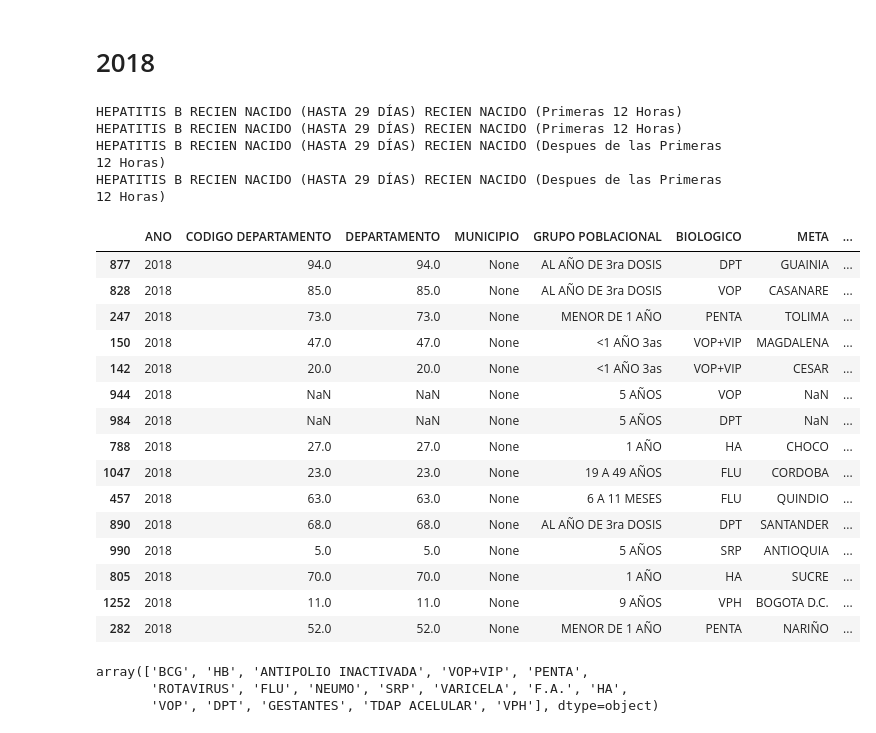
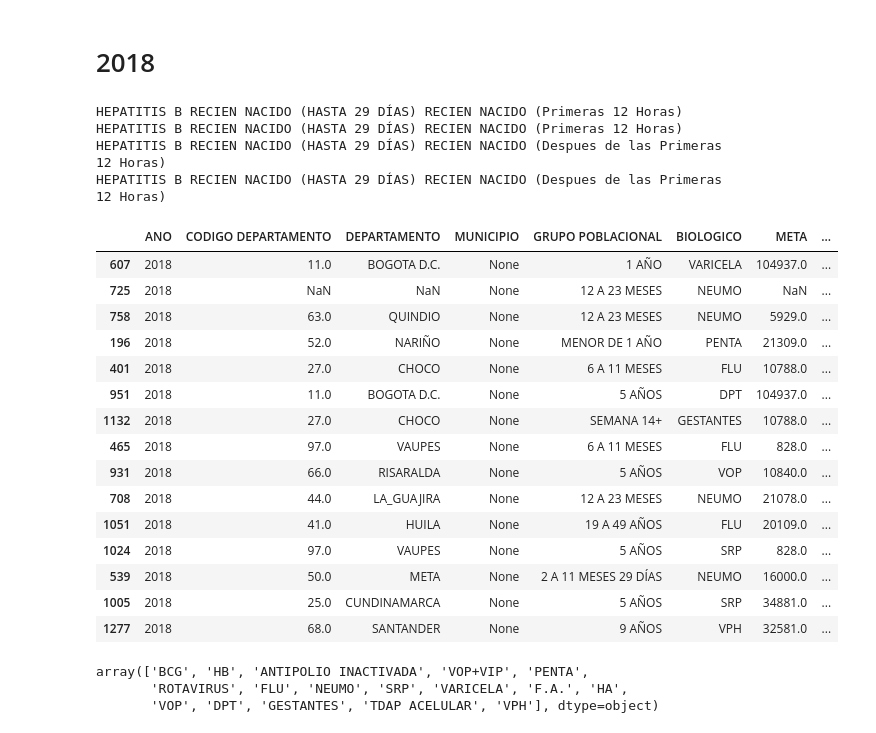
Before and after one commit to BI-Grupo-3/Proy2, a Jupyter notebook: model/limpieza 2016-2019.ipynb, the cells around one changed output. Drawn from its saved outputs; the diff is of its cells as text; code cells hidden in the pictures.

```diff
--- a/model/limpieza 2016-2019.ipynb
+++ b/model/limpieza 2016-2019.ipynb
@@ -54,8 +54,10 @@ def extract_rows(year_df, df_base, bio_map, region_idx, year):
 
     df_curado = df_curado[nuevo_orden]
     return df_curado
+# %%
+archivo = "../data/Cobertura_Vacunacion_Departamental_2016-2019.xlsx"
 # %%
-archivo = "Cobertura_Vacunacion_Departamental_2016-2019.xlsx"
+
 df_2016 = pd.read_excel(archivo, sheet_name="2016", header=[0, 1])
 
 df_base = df_2016.iloc[:, 0:3].copy()
@@ -220,7 +222,7 @@ df_curado.to_csv("cobertura_vacunacion_2017.csv", index=False)
 df_2018 = pd.read_excel(archivo, sheet_name="2018", header=[0, 1])
 
 
-df_base = df_2018.iloc[:, 0:3].copy()
+df_base = df_2018.iloc[:, 1:4].copy()
 df_base.columns = ["CODIGO DEPARTAMENTO", "DEPARTAMENTO", "META"]
 
 
@@ -237,48 +239,48 @@ mapa_biologico = {
     "F.A. 1 AÑO": ("F.A.", "1 AÑO"),
     "Neumo (2 a 11 Meses 29 Dias)": ("NEUMO", "2 A 11 MESES 29 DÍAS"),
     "Neumo de (12 meses a 23 Meses)": ("NEUMO", "12 A 23 MESES"),
     "Neumo de (12-23 Meses)": ("NEUMO", "12 A 23 MESES"),
     "Neumo de (24- 35 Meses)": ("NEUMO", "24 A 35 MESES"),
     "HA 1 AÑO": ("HA", "1 AÑO"),
     "VOP Al año de la 3ra Dosis": ("VOP", "AL AÑO DE 3ra DOSIS"),
     "DPT Al año de la 3ra Dosis": ("DPT", "AL AÑO DE 3ra DOSIS"),
     "VOP 5 AÑOS": ("VOP", "5 AÑOS"),
     "DPT 5 AÑOS": ("DPT", "5 AÑOS"),
     "SRP (T.V.) DE UN AÑO": ("SRP", "DE UN AÑO"),
     "SRP (T.V.) 5 AÑOS": ("SRP", "5 AÑOS"),
     "FLU de 19 a 49 años ÚNICA": ("FLU", "19 A 49 AÑOS"),
     "FLU de 50 años y más": ("FLU", "50 AÑOS Y MÁS"),
     "Gestantes a partir de la semana 14": ("GESTANTES", "SEMANA 14+"),
     "TdaP ACELULAR GESTANTES DE 10 AÑOS Y MAS": ("TDAP ACELULAR", "GESTANTES ≥10 AÑOS"),
     "VPH": ("VPH", "9 AÑOS"),
 }
 
 # Crear filas estructuradas
 df_curado = extract_rows(df_2018, df_base, mapa_biologico, 73, 2018)
 
 
 df_curado.sample(15)
 # %% [output]
 HEPATITIS B RECIEN NACIDO (HASTA 29 DÍAS) RECIEN NACIDO (Primeras 12 Horas)
 HEPATITIS B RECIEN NACIDO (HASTA 29 DÍAS) RECIEN NACIDO (Primeras 12 Horas)
 HEPATITIS B RECIEN NACIDO (HASTA 29 DÍAS) RECIEN NACIDO (Despues de las Primeras 12 Horas)
 HEPATITIS B RECIEN NACIDO (HASTA 29 DÍAS) RECIEN NACIDO (Despues de las Primeras 12 Horas)
 |  | ANO | CODIGO DEPARTAMENTO | DEPARTAMENTO | MUNICIPIO | GRUPO POBLACIONAL | BIOLOGICO | META | ... |
-| 877 | 2018 | 94.0 | 94.0 | None | AL AÑO DE 3ra DOSIS | DPT | GUAINIA | ... |
-| 828 | 2018 | 85.0 | 85.0 | None | AL AÑO DE 3ra DOSIS | VOP | CASANARE | ... |
-| 247 | 2018 | 73.0 | 73.0 | None | MENOR DE 1 AÑO | PENTA | TOLIMA | ... |
-| 150 | 2018 | 47.0 | 47.0 | None | <1 AÑO 3as | VOP+VIP | MAGDALENA | ... |
-| 142 | 2018 | 20.0 | 20.0 | None | <1 AÑO 3as | VOP+VIP | CESAR | ... |
-| 944 | 2018 | NaN | NaN | None | 5 AÑOS | VOP | NaN | ... |
-| 984 | 2018 | NaN | NaN | None | 5 AÑOS | DPT | NaN | ... |
-| 788 | 2018 | 27.0 | 27.0 | None | 1 AÑO | HA | CHOCO | ... |
-| 1047 | 2018 | 23.0 | 23.0 | None | 19 A 49 AÑOS | FLU | CORDOBA | ... |
-| 457 | 2018 | 63.0 | 63.0 | None | 6 A 11 MESES | FLU | QUINDIO | ... |
-| 890 | 2018 | 68.0 | 68.0 | None | AL AÑO DE 3ra DOSIS | DPT | SANTANDER | ... |
-| 990 | 2018 | 5.0 | 5.0 | None | 5 AÑOS | SRP | ANTIOQUIA | ... |
-| 805 | 2018 | 70.0 | 70.0 | None | 1 AÑO | HA | SUCRE | ... |
-| 1252 | 2018 | 11.0 | 11.0 | None | 9 AÑOS | VPH | BOGOTA D.C. | ... |
-| 282 | 2018 | 52.0 | 52.0 | None | MENOR DE 1 AÑO | PENTA | NARIÑO | ... |
+| 607 | 2018 | 11.0 | BOGOTA D.C. | None | 1 AÑO | VARICELA | 104937.0 | ... |
+| 725 | 2018 | NaN | NaN | None | 12 A 23 MESES | NEUMO | NaN | ... |
+| 758 | 2018 | 63.0 | QUINDIO | None | 12 A 23 MESES | NEUMO | 5929.0 | ... |
+| 196 | 2018 | 52.0 | NARIÑO | None | MENOR DE 1 AÑO | PENTA | 21309.0 | ... |
+| 401 | 2018 | 27.0 | CHOCO | None | 6 A 11 MESES | FLU | 10788.0 | ... |
+| 951 | 2018 | 11.0 | BOGOTA D.C. | None | 5 AÑOS | DPT | 104937.0 | ... |
+| 1132 | 2018 | 27.0 | CHOCO | None | SEMANA 14+ | GESTANTES | 10788.0 | ... |
+| 465 | 2018 | 97.0 | VAUPES | None | 6 A 11 MESES | FLU | 828.0 | ... |
+| 931 | 2018 | 66.0 | RISARALDA | None | 5 AÑOS | VOP | 10840.0 | ... |
+| 708 | 2018 | 44.0 | LA_GUAJIRA | None | 12 A 23 MESES | NEUMO | 21078.0 | ... |
+| 1051 | 2018 | 41.0 | HUILA | None | 19 A 49 AÑOS | FLU | 20109.0 | ... |
+| 1024 | 2018 | 97.0 | VAUPES | None | 5 AÑOS | SRP | 828.0 | ... |
+| 539 | 2018 | 50.0 | META | None | 2 A 11 MESES 29 DÍAS | NEUMO | 16000.0 | ... |
+| 1005 | 2018 | 25.0 | CUNDINAMARCA | None | 5 AÑOS | SRP | 34881.0 | ... |
+| 1277 | 2018 | 68.0 | SANTANDER | None | 9 AÑOS | VPH | 32581.0 | ... |
 # %%
 df_curado['BIOLOGICO'].unique()
 # %% [output]
```
Also changed, not shown: parts of 3 cells of this notebook, 2 other files.
